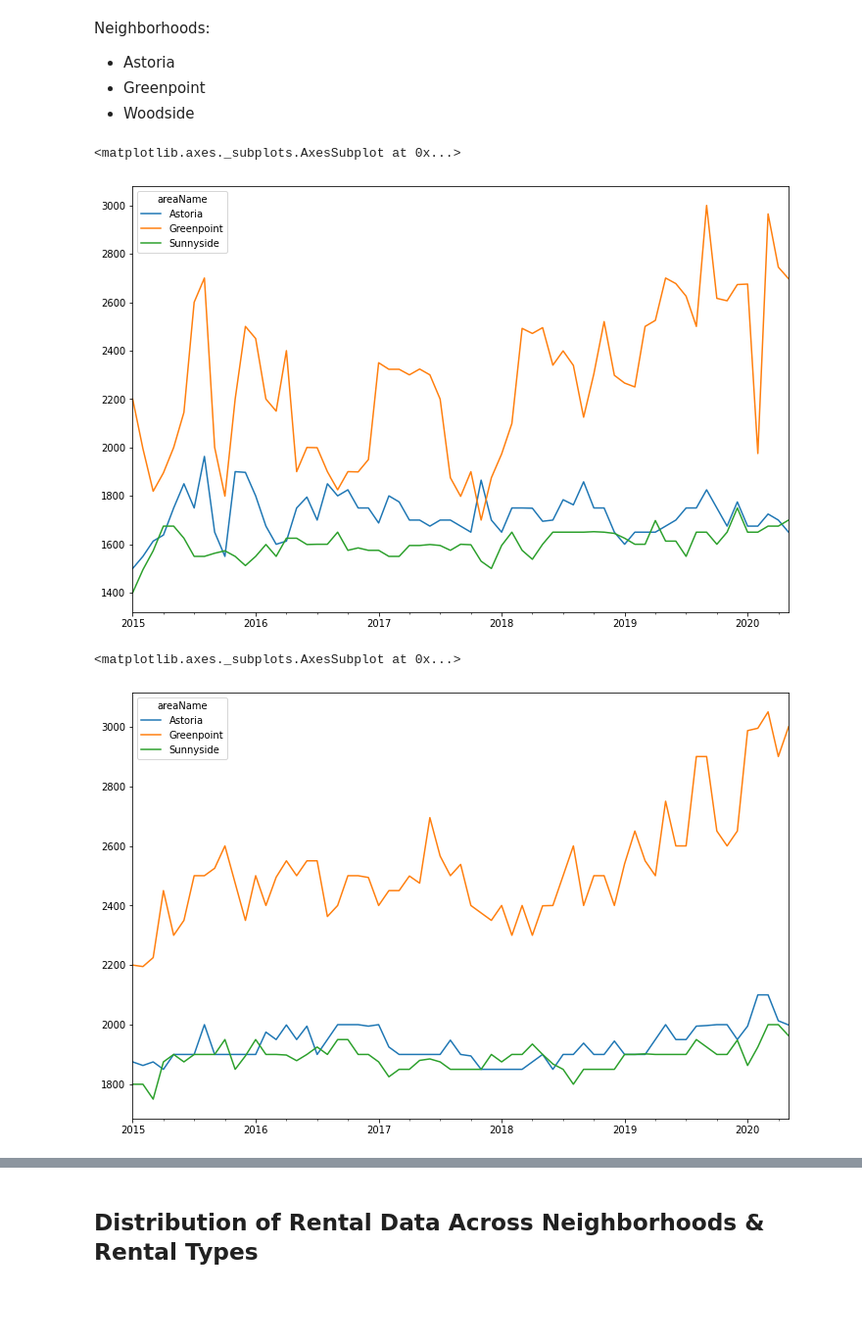
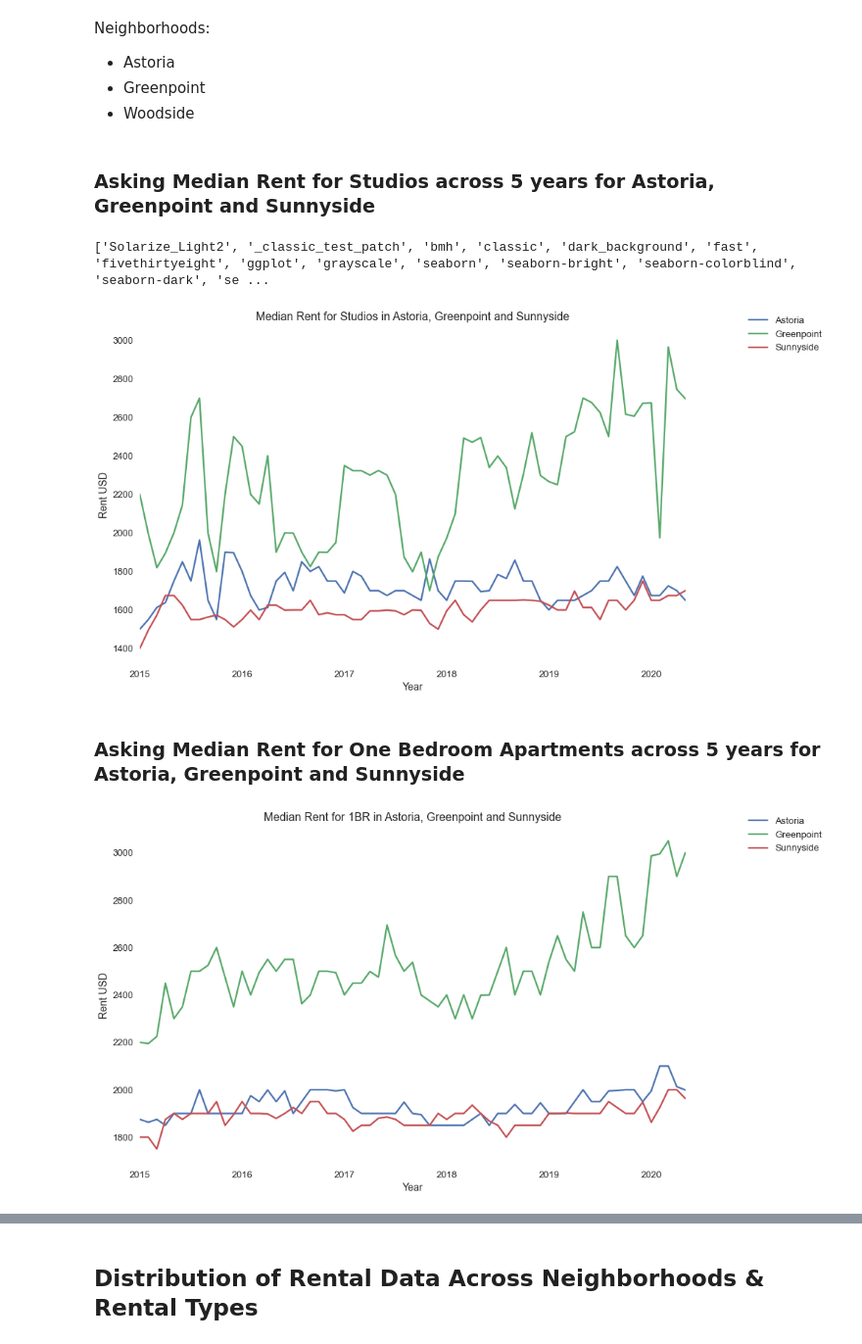
Before and after one commit to jbuenaseda/streeteasy_time_series, a Jupyter notebook: eda.ipynb, the cells around one changed output, grey strips where cells are left out. Shown: that part at 98% size. Cells and saved outputs as stored; diff of their text form; code cells hidden in the pictures; blank space fills up the shorter version.

```diff
--- a/eda.ipynb
+++ b/eda.ipynb
@@ -23,6 +24,7 @@ import seaborn as sns
 %matplotlib inline
 # %%
 #!pip install fbprophet
+plt.style.use('seaborn-talk')
 # %%
 #read in all datasets
 
@@ -79,16 +81,34 @@ Neighborhoods:
 agw_studios = studio_df.iloc[60:][['Astoria', 'Greenpoint', 'Sunnyside']]
 agw_1br = onebr_df.iloc[60:][['Astoria', 'Greenpoint', 'Sunnyside']]
 agw_3br = threebr_df.iloc[60:][['Astoria', 'Greenpoint', 'Sunnyside']]
+# %% [markdown]
+### Asking Median Rent for Studios across 5 years for Astoria, Greenpoint and Sunnyside
+# %%
+print(plt.style.available)
+# %% [output]
+['Solarize_Light2', '_classic_test_patch', 'bmh', 'classic', 'dark_background', 'fast', 'fivethirtyeight', 'ggplot', 'grayscale', 'seaborn', 'seaborn-bright', 'seaborn-colorblind', 'seaborn-dark', 'se ...
 # %%
 #rental data for studios across 5 years
 
-agw_studios.plot(figsize=(12,8))
+ax_studio = agw_studios.plot(figsize=(12,8))
+ax_studio.set_ylabel('Rent USD')
+ax_studio.set_xlabel('Year')
+ax_studio.set_facecolor('white')
+plt.title('Median Rent for Studios in Astoria, Greenpoint and Sunnyside')
+ax_studio.legend(bbox_to_anchor=(1.1, 1.05))
+plt.show()
 # %% [output]
-<matplotlib.axes._subplots.AxesSubplot at 0x...>
-[figure, old version]
+[figure, new version]
+# %% [markdown]
+### Asking Median Rent for One Bedroom Apartments across 5 years for Astoria, Greenpoint and Sunnyside
 # %%
 #rental data for one bedrooms across 5 years
-agw_1br[['Astoria', 'Greenpoint', 'Sunnyside']].plot(figsize=(12,8))
+ax_1br = agw_1br[['Astoria', 'Greenpoint', 'Sunnyside']].plot(figsize=(12,8))
+ax_1br.set_ylabel('Rent USD')
+ax_1br.set_xlabel('Year')
+ax_1br.set_facecolor('white')
+plt.title('Median Rent for 1BR in Astoria, Greenpoint and Sunnyside')
+ax_1br.legend(bbox_to_anchor=(1.1, 1.05))
+plt.show()
 # %% [output]
-<matplotlib.axes._subplots.AxesSubplot at 0x...>
-[figure, old version]
+[figure, new version]
```
Also changed, not shown: parts of 6 cells of this notebook, 3 other files.
